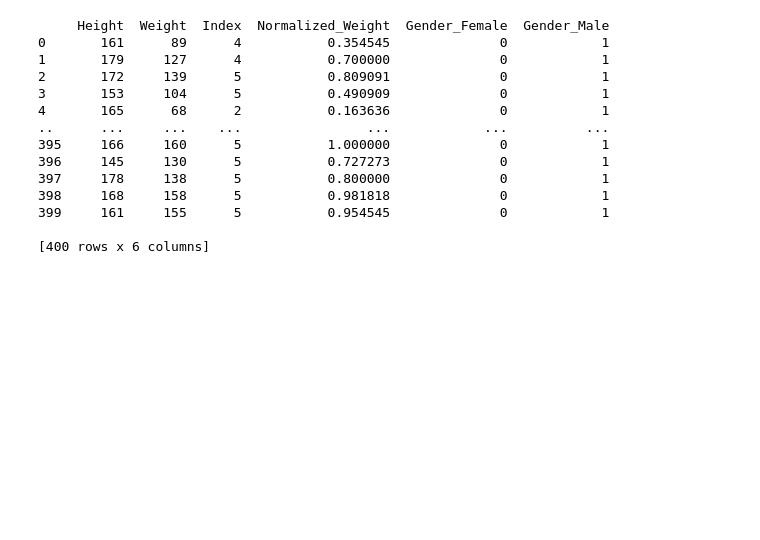
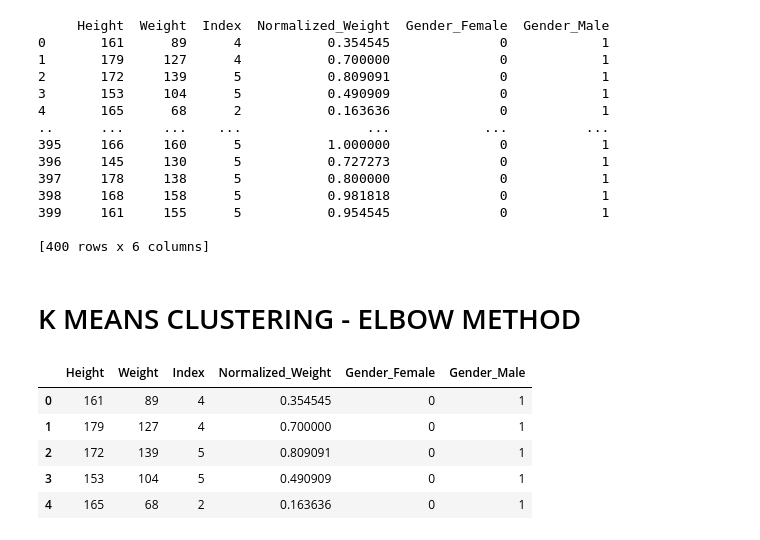
Before and after one commit to edinabwari/Data_Science_For_Everyone_Projects, a Jupyter notebook: unsupervisedlearning.ipynb, the cells around one changed output. Saved outputs shown, nothing was run; the diff lists cells and outputs as text; code cells hidden in the pictures; blank space fills up the shorter version.

```diff
--- a/unsupervisedlearning.ipynb
+++ b/unsupervisedlearning.ipynb
@@ -209,3 +209,15 @@ print(df)
 # %%
 #saving the preprosed data
 df.to_csv('preprocessed_data.csv', index=False)
+# %% [markdown]
+# K MEANS CLUSTERING - ELBOW METHOD
+# %%
+data = pd.read_csv('/content/preprocessed_data.csv')
+data.head()
+# %% [output]
+|  | Height | Weight | Index | Normalized_Weight | Gender_Female | Gender_Male |
+| 0 | 161 | 89 | 4 | 0.354545 | 0 | 1 |
+| 1 | 179 | 127 | 4 | 0.700000 | 0 | 1 |
+| 2 | 172 | 139 | 5 | 0.809091 | 0 | 1 |
+| 3 | 153 | 104 | 5 | 0.490909 | 0 | 1 |
+| 4 | 165 | 68 | 2 | 0.163636 | 0 | 1 |
```
Also changed, not shown: parts of 2 cells of this notebook.
